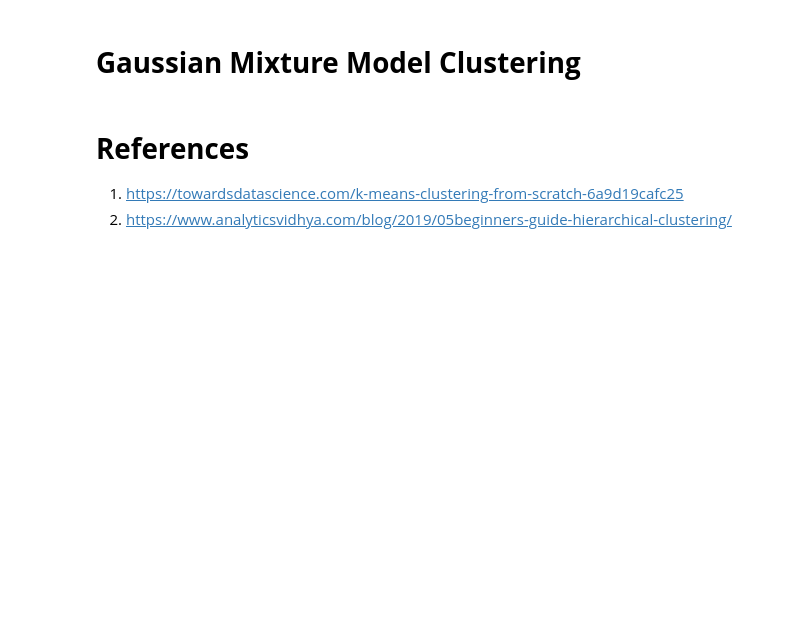
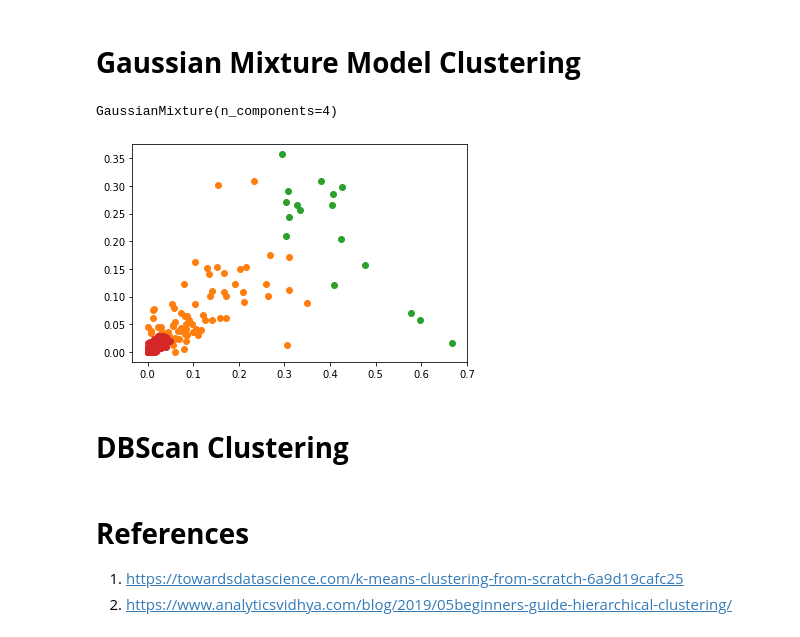
Before and after one commit to eccx400/Data_Mining, a Jupyter notebook: HW4/Eric_Cheng_Clustering.ipynb, the cells around one changed output. Cells and saved outputs as stored; diff of their text form; code cells hidden in the pictures; blank space fills up the shorter version.

```diff
--- a/HW4/Eric_Cheng_Clustering.ipynb
+++ b/HW4/Eric_Cheng_Clustering.ipynb
@@ -238,6 +238,26 @@ plt.scatter(data_scaled['NA_Sales'], data_scaled['JP_Sales'], c=cluster.labels_)
 Hierarchal clustering did not turn out very well for the video game sales dataset.
 # %% [markdown]
 # **Gaussian Mixture Model Clustering**
+# %%
+from sklearn.mixture import GaussianMixture
+gmm = GaussianMixture(n_components=4)
+gmm.fit(data_scaled)
+# %% [output]
+GaussianMixture(n_components=4)
+# %%
+labels = gmm.predict(data_scaled)
+frame = pd.DataFrame(data_scaled)
+frame['cluster'] = labels
+frame.columns = ["Rank", "NA_Sales", "EU_Sales", "JP_Sales", "Other_Sales", "Global_Sales", "cluster"]
+# %%
+for k in range(0,4):
+    data = frame[frame["cluster"]==k]
+    plt.scatter(data["NA_Sales"],data["EU_Sales"],cmap= plt.cm.viridis)
+plt.show()
+# %% [output]
+[figure, added]
+# %% [markdown]
+# **DBScan Clustering**
 # %% [markdown]
 # **References**
 
```
